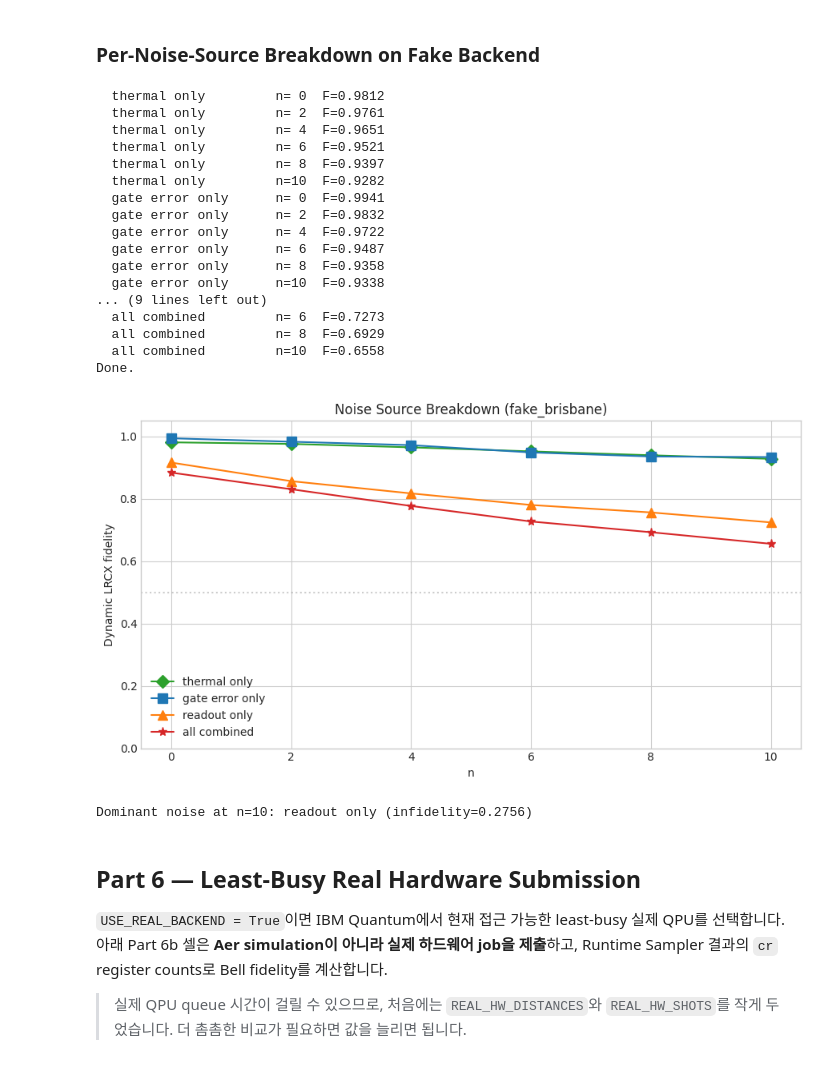
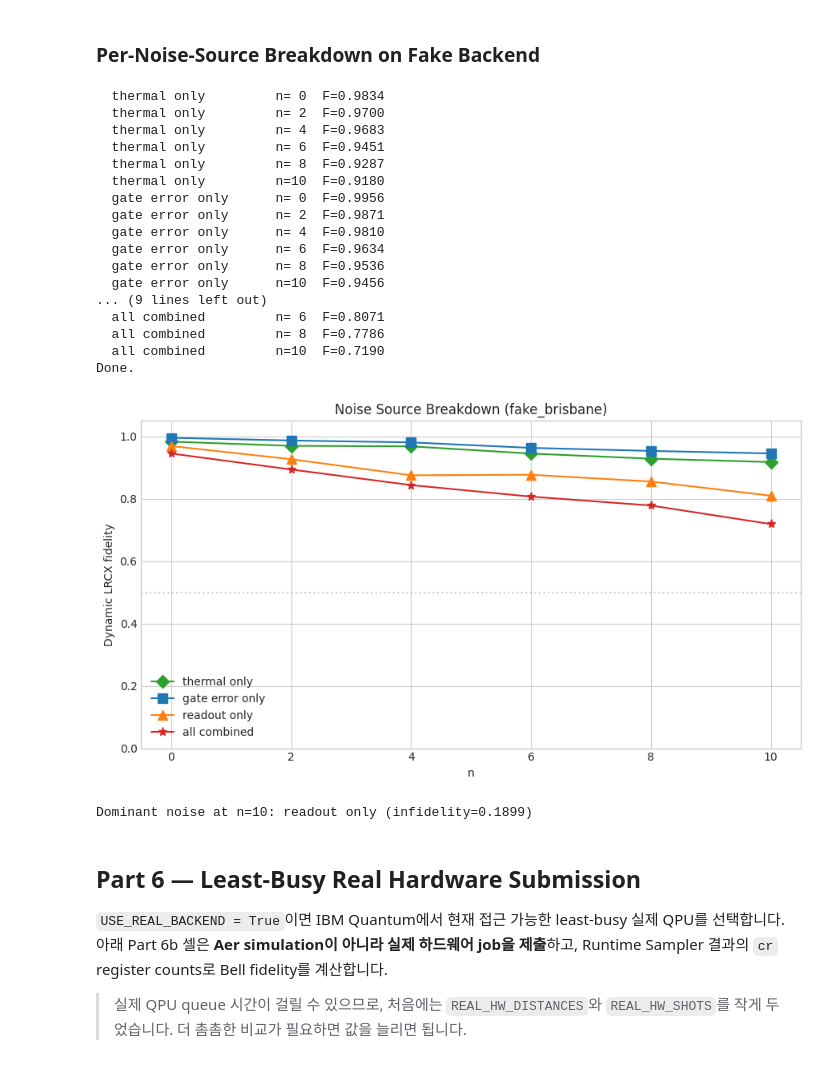
Before and after one commit to kimmmjh/qhackathon_quantumjoa, a Jupyter notebook: problem3_hm.ipynb, the cells around one changed output. Cells and saved outputs as stored; diff of their text form; code cells hidden in the pictures.

```diff
--- a/problem3_hm.ipynb
+++ b/problem3_hm.ipynb
@@ -376,6 +377,10 @@ def _new_unitary_cnot_circuit(strategy, distance):
     distance = _validate_distance(distance)
     qr = QuantumRegister(distance + 2, "q")
     qc = QuantumCircuit(qr, name=f"CNOT_{strategy}")
+
+    # Prepare |+> on the control qubit so that CNOT creates a Bell state.
+    qc.h(0)
+
     qc.metadata = {
         "unitary_strategy": strategy,
         "distance": distance,
@@ -455,21 +460,32 @@ def _measure_in_basis(qc, basis):
     if basis == "XX":
         qc.h(ctrl)
         qc.h(tgt)
+
     elif basis == "YY":
         qc.sdg(ctrl)
         qc.sdg(tgt)
         qc.h(ctrl)
         qc.h(tgt)
+
     elif basis == "ZZ":
         pass
+
     else:
         raise ValueError(f"Unknown basis: {basis}")
+
+    # Final Bell-test measurement
+    qc.measure(ctrl, cr[0])
+    qc.measure(tgt, cr[1])
+
+    return qc
+
 
 def build_bell_test_circuits(distance, impl):
     if impl == "dynamic": core = build_dynamic_lrcx(distance)
     elif impl == "unitary_ic": core = build_unitary_cnot_ic(distance)
     else: raise ValueError(impl)
     return [_measure_in_basis(core, b) for b in BASES]
+
 
 def _corr_from_counts(counts):
     """
@@ -1049,7 +1318,14 @@ bd_rows = []
 for lbl, cfg in configs.items():
     for n in BD:
         try:
-            chain = get_bus_chain(backend_ref, n + 2)
+            chain = find_error_aware_chain(
+                backend_ref,
+                n+2,
+                avoid_qubits=BAD_QUBITS,
+                readout_err_limit=READOUT_ERR_LIMIT,
+                twoq_err_limit=TWOQ_ERR_LIMIT,
+                beam_width=CHAIN_BEAM_WIDTH,
+            )
         except ValueError:
             continue
 
@@ -1073,42 +1349,48 @@ for lbl, cfg in configs.items():
 breakdown_df = pd.DataFrame(bd_rows)
 print("Done.")
 # %% [output]
-  thermal only         n= 0  F=0.9812
-  thermal only         n= 2  F=0.9761
-  thermal only         n= 4  F=0.9651
-  thermal only         n= 6  F=0.9521
-  thermal only         n= 8  F=0.9397
-  thermal only         n=10  F=0.9282
-  gate error only      n= 0  F=0.9941
-  gate error only      n= 2  F=0.9832
-  gate error only      n= 4  F=0.9722
-  gate error only      n= 6  F=0.9487
-  gate error only      n= 8  F=0.9358
-  gate error only      n=10  F=0.9338
+  thermal only         n= 0  F=0.9834
+  thermal only         n= 2  F=0.9700
+  thermal only         n= 4  F=0.9683
+  thermal only         n= 6  F=0.9451
+  thermal only         n= 8  F=0.9287
+  thermal only         n=10  F=0.9180
+  gate error only      n= 0  F=0.9956
+  gate error only      n= 2  F=0.9871
+  gate error only      n= 4  F=0.9810
+  gate error only      n= 6  F=0.9634
+  gate error only      n= 8  F=0.9536
+  gate error only      n=10  F=0.9456
 ... (9 lines left out)
-  all combined         n= 6  F=0.7273
-  all combined         n= 8  F=0.6929
-  all combined         n=10  F=0.6558
+  all combined         n= 6  F=0.8071
+  all combined         n= 8  F=0.7786
+  all combined         n=10  F=0.7190
 Done.
 # %%
 fig, ax = plt.subplots(figsize=(9,5))
 sty = {"thermal only":("D-","tab:green"), "gate error only":("s-","tab:blue"),
        "readout only":("^-","tab:orange"), "all combined":("*-","tab:red")}
 for lbl, grp in breakdown_df.groupby("noise_source", sort=False):
     s,c = sty.get(lbl,("o-","k"))
     ax.plot(grp["n_ancilla"], grp["fidelity"], s, color=c, label=lbl, markersize=8)
 ax.set_xlabel("n"); ax.set_ylabel("Dynamic LRCX fidelity")
 ax.set_title(f"Noise Source Breakdown ({backend_ref.name})"); ax.set_ylim(0,1.05)
 ax.axhline(0.5, color="gray", ls=":", alpha=0.4); ax.legend(fontsize=10)
-plt.tight_layout(); plt.show()
+plt.tight_layout();
+fig.savefig(
+    "figures/Noise_Source_Breakdown.png",
+    dpi=300,
+    bbox_inches="tight"
+)
+plt.show()
 
 mx = max(BD)
 at_mx = breakdown_df[(breakdown_df["n_ancilla"]==mx)&(breakdown_df["noise_source"]!="all combined")]
 at_mx = at_mx.sort_values("infidelity", ascending=False)
 print(f"\nDominant noise at n={mx}: {at_mx.iloc[0]['noise_source']} (infidelity={at_mx.iloc[0]['infidelity']:.4f})")
 # %% [output]
-[figure, old version]
+[figure, new version]
-Dominant noise at n=10: readout only (infidelity=0.2756)
+Dominant noise at n=10: readout only (infidelity=0.1899)
 # %% [markdown]
 ## Part 6 — Least-Busy Real Hardware Submission
 
```
Also changed, not shown: parts of 17 cells of this notebook, 2 other files.
